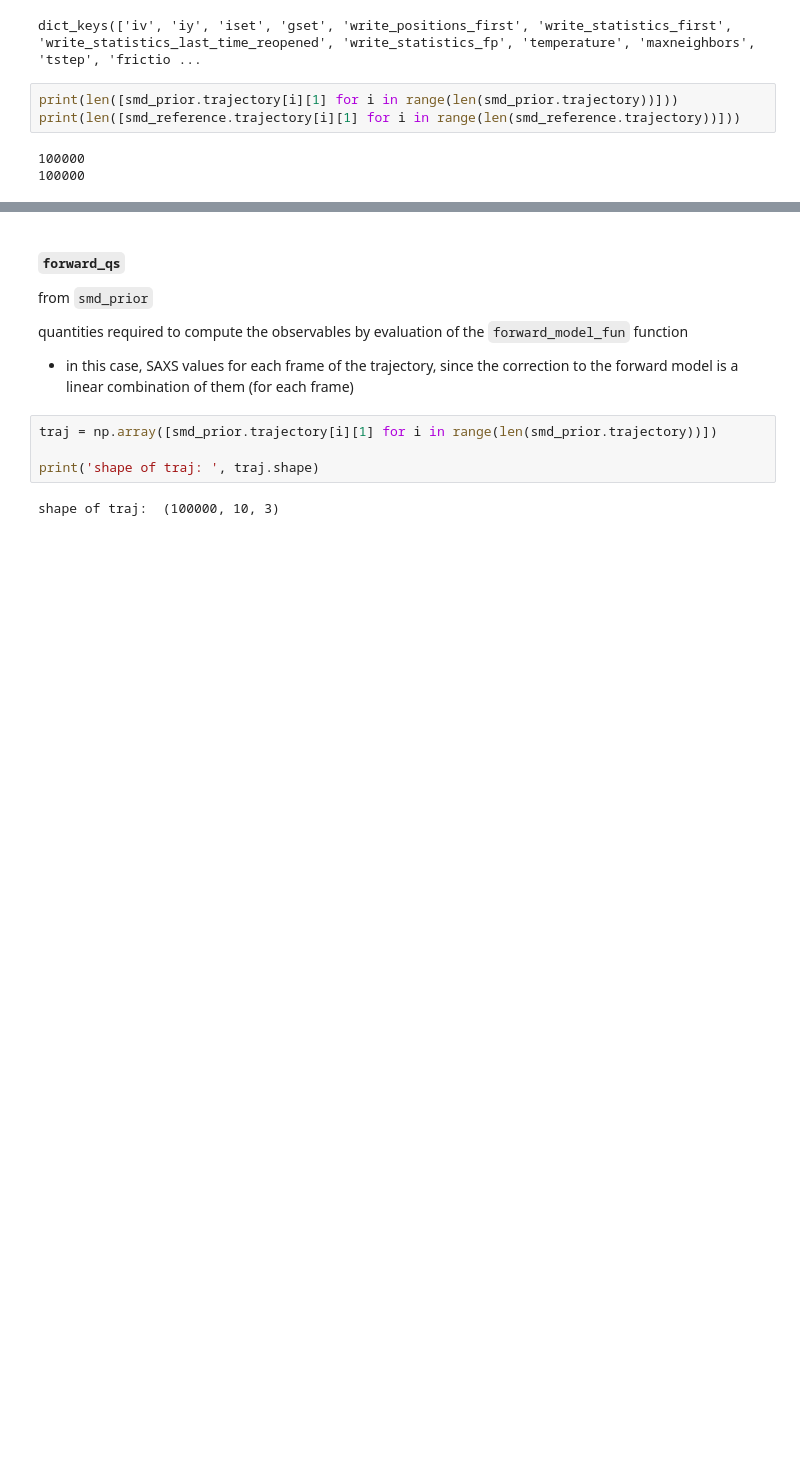
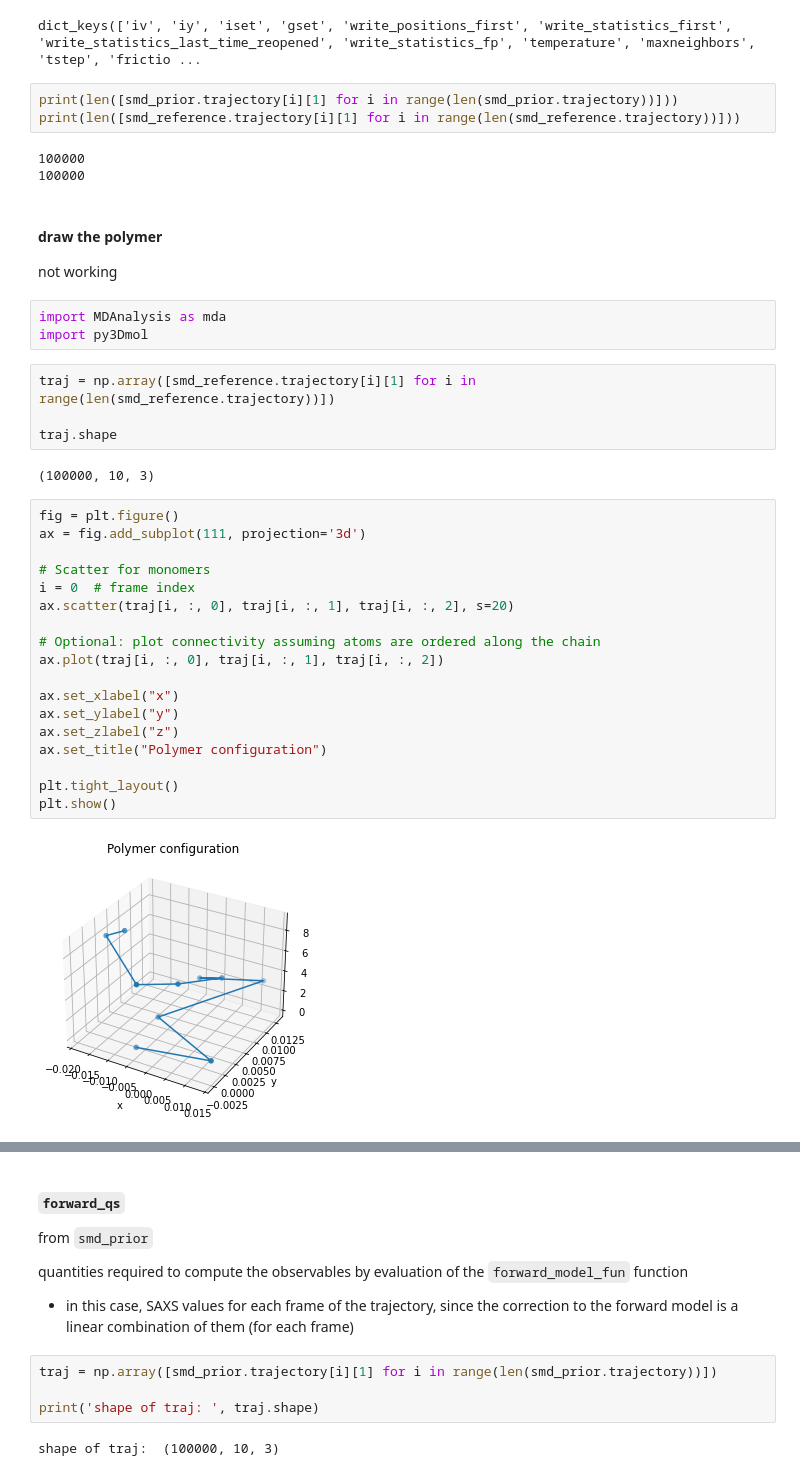
Before and after one commit to DavideDiVora/MD_refinement_on-the-fly, a Jupyter notebook: notebooks/reweighting_only.ipynb, the cells around one changed output, grey strips where cells are left out. Cells and saved outputs as stored; diff of their text form; blank space fills up the shorter version.

```diff
--- a/notebooks/reweighting_only.ipynb
+++ b/notebooks/reweighting_only.ipynb
@@ -73,3 +70,35 @@ print(len([smd_reference.trajectory[i][1] for i in range(len(smd_reference.traje
 # %% [output]
 100000
 100000
+# %% [markdown]
+#### draw the polymer
+not working
+# %%
+import MDAnalysis as mda
+import py3Dmol
+# %%
+traj = np.array([smd_reference.trajectory[i][1] for i in range(len(smd_reference.trajectory))])
+
+traj.shape
+# %% [output]
+(100000, 10, 3)
+# %%
+fig = plt.figure()
+ax = fig.add_subplot(111, projection='3d')
+
+# Scatter for monomers
+i = 0  # frame index
+ax.scatter(traj[i, :, 0], traj[i, :, 1], traj[i, :, 2], s=20)
+
+# Optional: plot connectivity assuming atoms are ordered along the chain
+ax.plot(traj[i, :, 0], traj[i, :, 1], traj[i, :, 2])
+
+ax.set_xlabel("x")
+ax.set_ylabel("y")
+ax.set_zlabel("z")
+ax.set_title("Polymer configuration")
+
+plt.tight_layout()
+plt.show()
+# %% [output]
+[figure, added]
```
Also changed, not shown: parts of 25 cells of this notebook, 2 other files.
